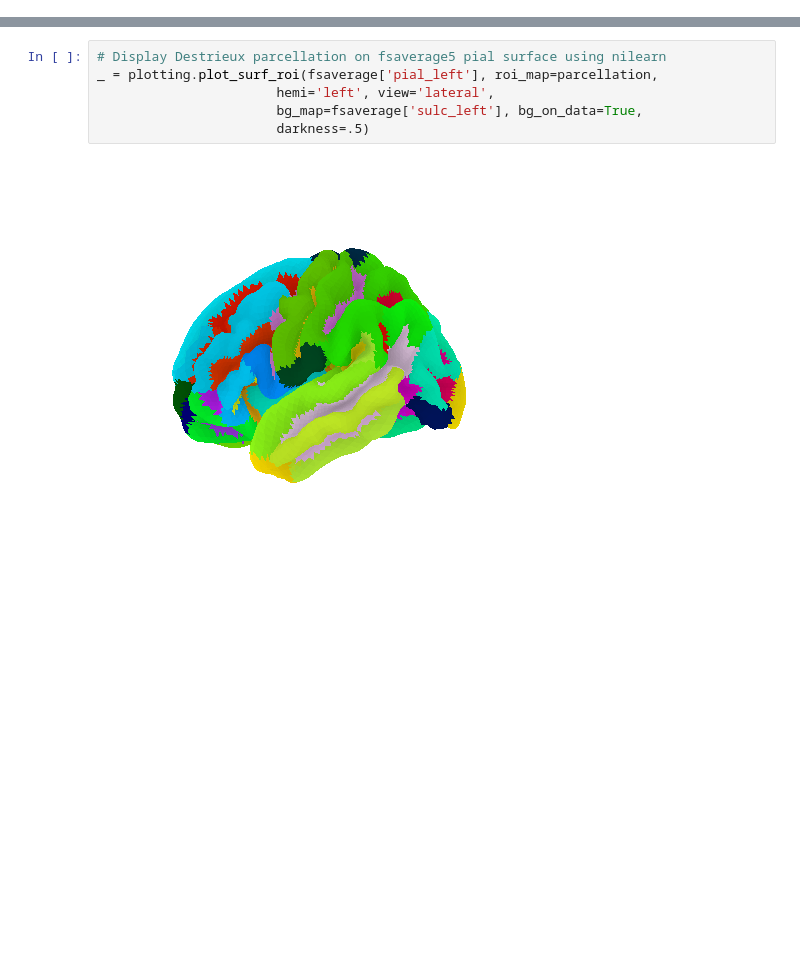
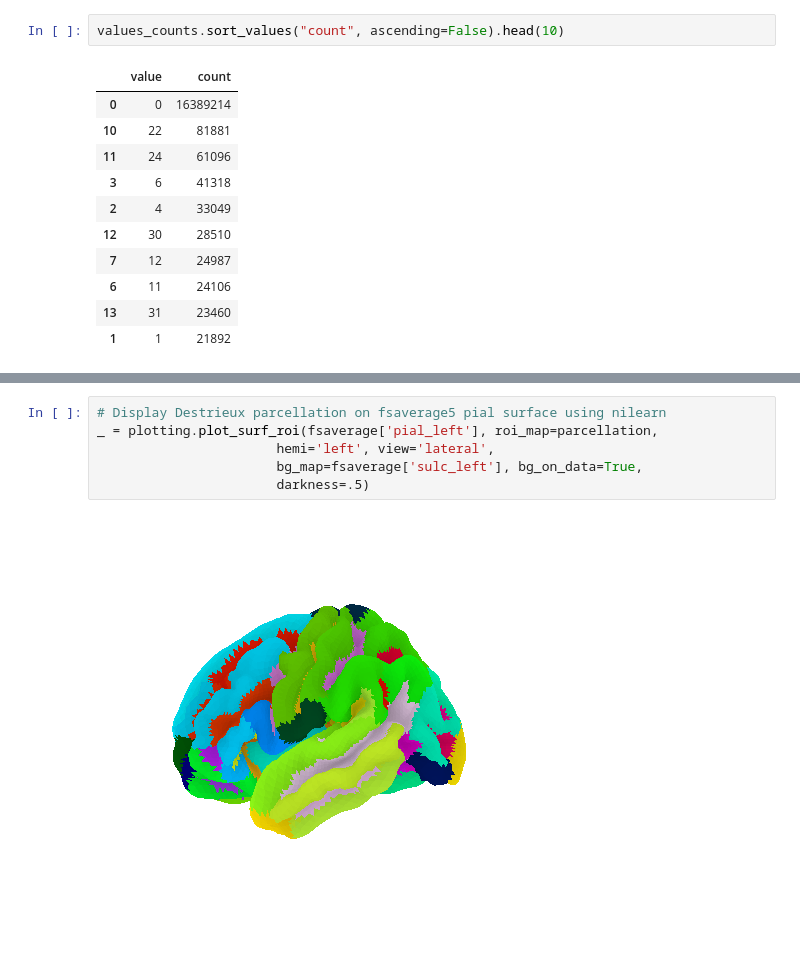
Before and after one commit to dschonhaut/leads_tau_spread, a Jupyter notebook: plot_brain.ipynb, the cells around one changed output, grey strips where cells are left out. Drawn from its saved outputs; the diff is of its cells as text; blank space fills up the shorter version.

```diff
--- a/plot_brain.ipynb
+++ b/plot_brain.ipynb
@@ -4,0 +226,14 @@ from nilearn import surface
+# %%
+values_counts.sort_values("count", ascending=False).head(10)
+# %% [output]
+|  | value | count |
+| 0 | 0 | 16389214 |
+| 10 | 22 | 81881 |
+| 11 | 24 | 61096 |
+| 3 | 6 | 41318 |
+| 2 | 4 | 33049 |
+| 12 | 30 | 28510 |
+| 7 | 12 | 24987 |
+| 6 | 11 | 24106 |
+| 13 | 31 | 23460 |
+| 1 | 1 | 21892 |
```
Also changed, not shown: parts of 22 cells of this notebook, 1 other file.
